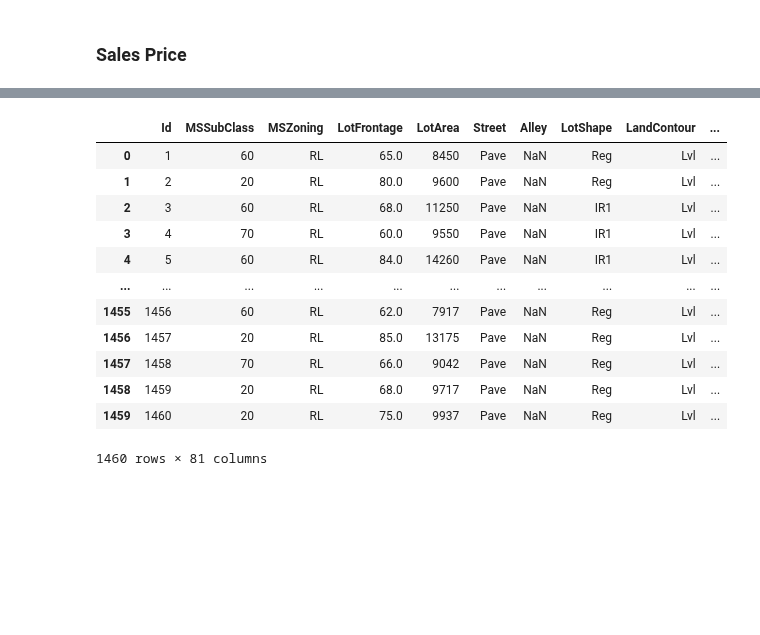
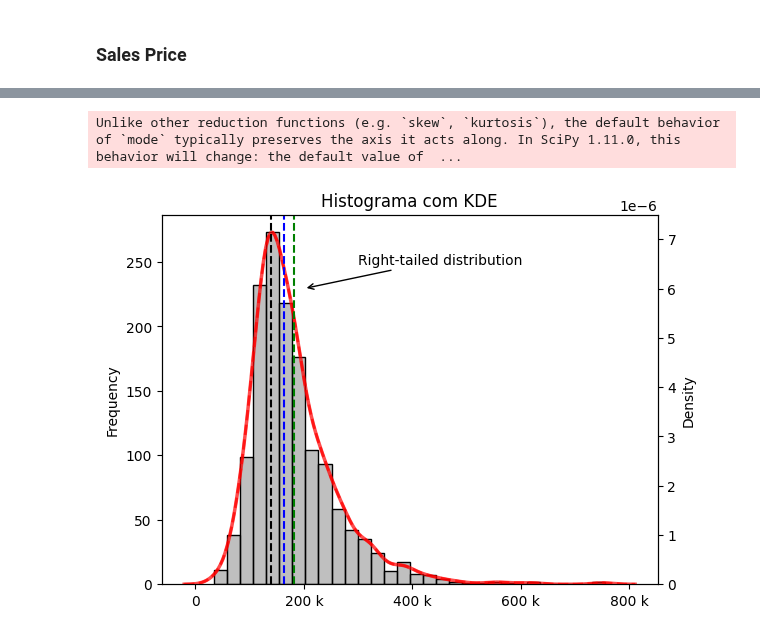
Before and after one commit to viniciusparede/house-prices-prediction-ppgia, a Jupyter notebook: notebooks/eda.ipynb, the cells around one changed output, grey strips where cells are left out. Cells and saved outputs as stored; diff of their text form; code cells hidden in the pictures; blank space fills up the shorter version.

```diff
--- a/notebooks/eda.ipynb
+++ b/notebooks/eda.ipynb
@@ -133,16 +150,0 @@ Name: MSZoning, dtype: object
-# %%
-df_train
-# %% [output]
-|  | Id | MSSubClass | MSZoning | LotFrontage | LotArea | Street | Alley | LotShape | LandContour | ... |
-| 0 | 1 | 60 | RL | 65.0 | 8450 | Pave | NaN | Reg | Lvl | ... |
-| 1 | 2 | 20 | RL | 80.0 | 9600 | Pave | NaN | Reg | Lvl | ... |
-| 2 | 3 | 60 | RL | 68.0 | 11250 | Pave | NaN | IR1 | Lvl | ... |
-| 3 | 4 | 70 | RL | 60.0 | 9550 | Pave | NaN | IR1 | Lvl | ... |
-| 4 | 5 | 60 | RL | 84.0 | 14260 | Pave | NaN | IR1 | Lvl | ... |
-| ... | ... | ... | ... | ... | ... | ... | ... | ... | ... | ... |
-| 1455 | 1456 | 60 | RL | 62.0 | 7917 | Pave | NaN | Reg | Lvl | ... |
-| 1456 | 1457 | 20 | RL | 85.0 | 13175 | Pave | NaN | Reg | Lvl | ... |
-| 1457 | 1458 | 70 | RL | 66.0 | 9042 | Pave | NaN | Reg | Lvl | ... |
-| 1458 | 1459 | 20 | RL | 68.0 | 9717 | Pave | NaN | Reg | Lvl | ... |
-| 1459 | 1460 | 20 | RL | 75.0 | 9937 | Pave | NaN | Reg | Lvl | ... |
-1460 rows × 81 columns
@@ -150,0 +151,58 @@ df_train
+# %%
+df = df_train.copy()
+
+# Sale Price values
+sale_price = df["SalePrice"].values
+
+
+# plt.hist(sale_price, bins=30, density=True, alpha=0.5, color="gray")
+sns.histplot(sale_price, bins=30, alpha=0.5, color="gray")
+
+# Change y label
+plt.gca().set_ylabel("Frequency")
+
+# Create a second y-axis for the KDE plot
+ax2 = plt.gca().twinx()
+
+sns.kdeplot(sale_price, color="red", label="KDE", lw=2, ls="--", alpha=0.7, ax=ax2)
+
+sns.kdeplot(
+    sale_price,
+    color="red",
+    label="KDE",
+    lw=2.5,
+    ls="-",
+    alpha=0.7,
+)
+
+# Format x-axis in engineering notation
+plt.gca().xaxis.set_major_formatter(ticker.EngFormatter())
+
+
+# Add title and labels
+plt.title("Histograma com KDE")
+plt.xlabel("Sale price value")
+
+ax2.set_ylabel("Density")
+
+plt.annotate(
+    "Right-tailed distribution",
+    xy=(200e3, 6e-6),
+    xytext=(300e3, 6.5e-6),
+    arrowprops=dict(facecolor="black", arrowstyle="->"),
+)
+
+# Calculate mean, median and mode
+mean = np.mean(sale_price)
+median = np.median(sale_price)
+mode = mode(sale_price)[0]
+
+# Traçar linhas verticais indicando a média, mediana e moda
+plt.axvline(mean, color="green", linestyle="--", label="Mean")
+plt.axvline(median, color="blue", linestyle="--", label="Median")
+plt.axvline(mode, color="black", linestyle="--", label="Mode")
+
+plt.show()
+# %% [output]
+Unlike other reduction functions (e.g. `skew`, `kurtosis`), the default behavior of `mode` typically preserves the axis it acts along. In SciPy 1.11.0, this behavior will change: the default value of  ...
+[figure, added]
```
Also changed, not shown: parts of 14 cells of this notebook.
